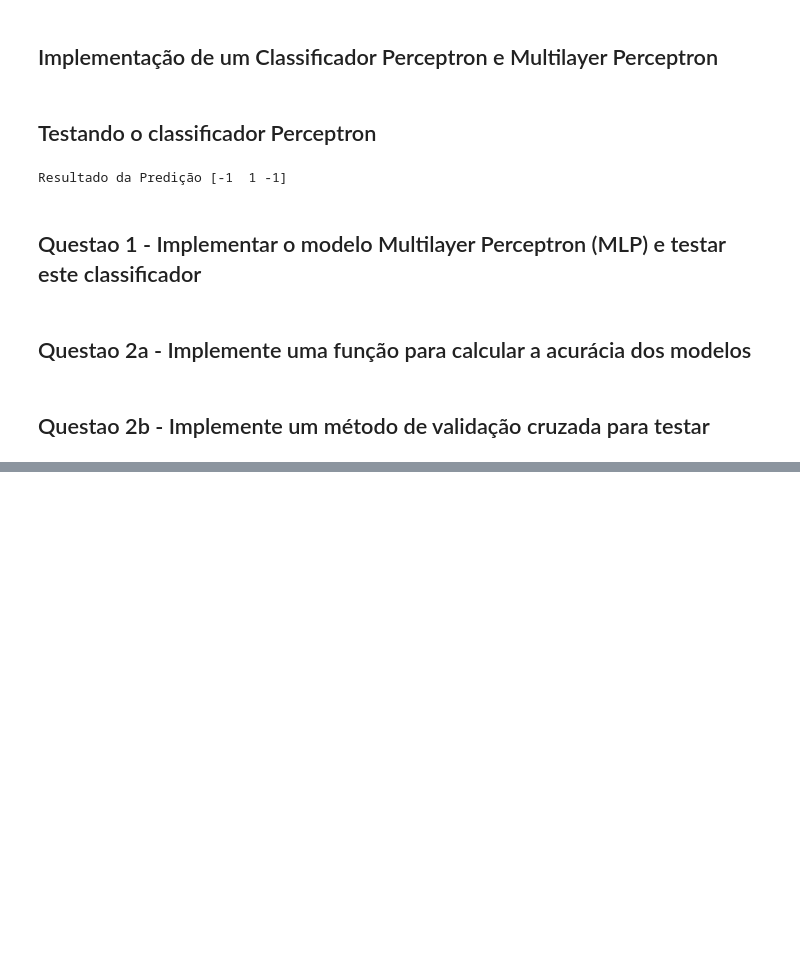
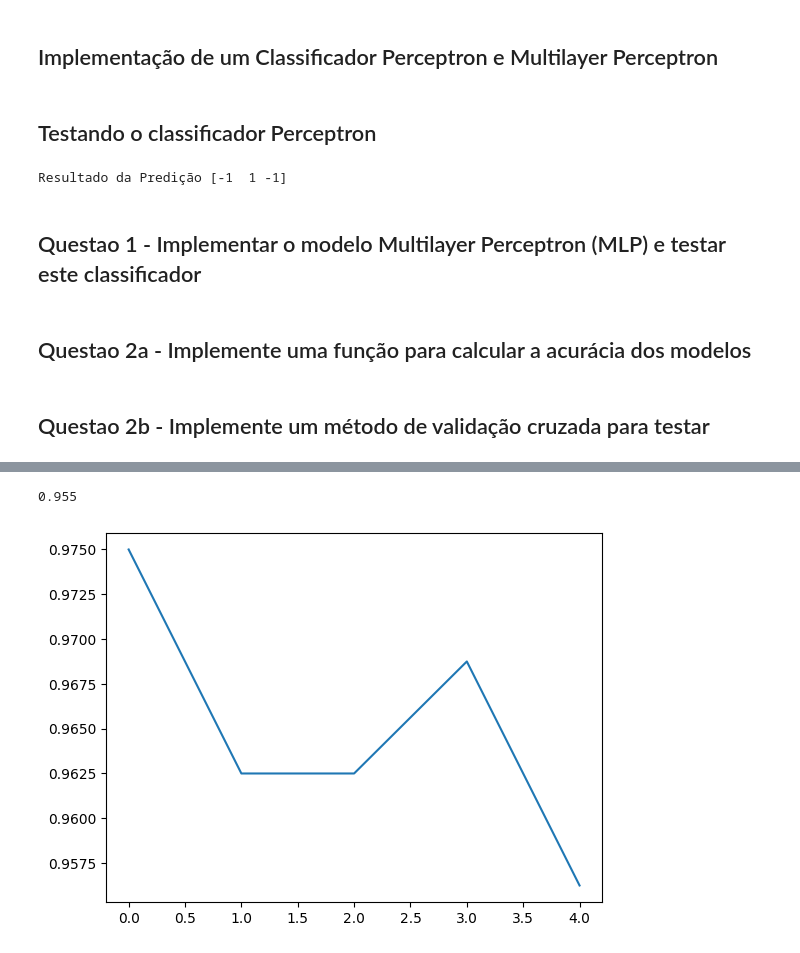
Before and after one commit to gabrielcdo/icd-hw2, a Jupyter notebook: UFC_ICD_09_02_Trabalho_2.ipynb, the cells around one changed output, grey strips where cells are left out. Saved outputs shown, nothing was run; the diff lists cells and outputs as text; code cells hidden in the pictures; blank space fills up the shorter version.

```diff
--- a/UFC_ICD_09_02_Trabalho_2.ipynb
+++ b/UFC_ICD_09_02_Trabalho_2.ipynb
@@ -212,2 +190,7 @@ mlp.train(x,y,5,0.5)
+# %%
+def accuracy_eval(y_true, y_pred):
+    y_true = y_true.argmax(axis=1)
+    y_pred = y_pred.argmax(axis=1)
+    return np.mean(y_true == y_pred)
 # %% [markdown]
 ## Questao 2b - Implemente um método de validação cruzada para testar
@@ -216,0 +295,16 @@ mlp.train(x,y,5,0.5)
+# %%
+X_train, X_test, y_train, y_test = train_test_split(X, y, test_size=0.2, random_state=42)
+
+y_train, y_test = np.eye(2)[y_train], np.eye(2)[y_test]
+# %%
+mlp = MLPClassifier(layer_sizes=[50,50,20, 2], learning_rate=0.001, max_iter=1000, random_state=42)
+scores = cross_validation(mlp, X_train, y_train, k=5)
+# plot cross validation scores
+plt.plot(scores)
+mlp.fit(X_train, y_train)
+y_pred = mlp.predict(X_test)
+accuracy = accuracy_eval(y_test, y_pred)
+accuracy
+# %% [output]
+0.955
+[figure, added]
```
Also changed, not shown: parts of 13 cells of this notebook, 2 other files.
